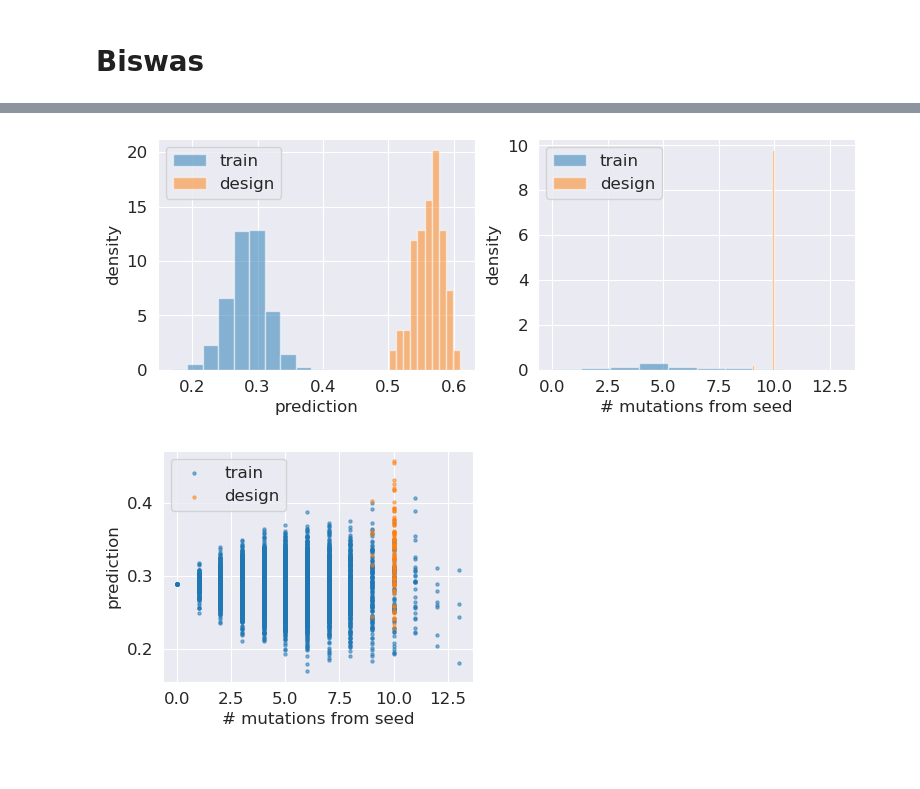
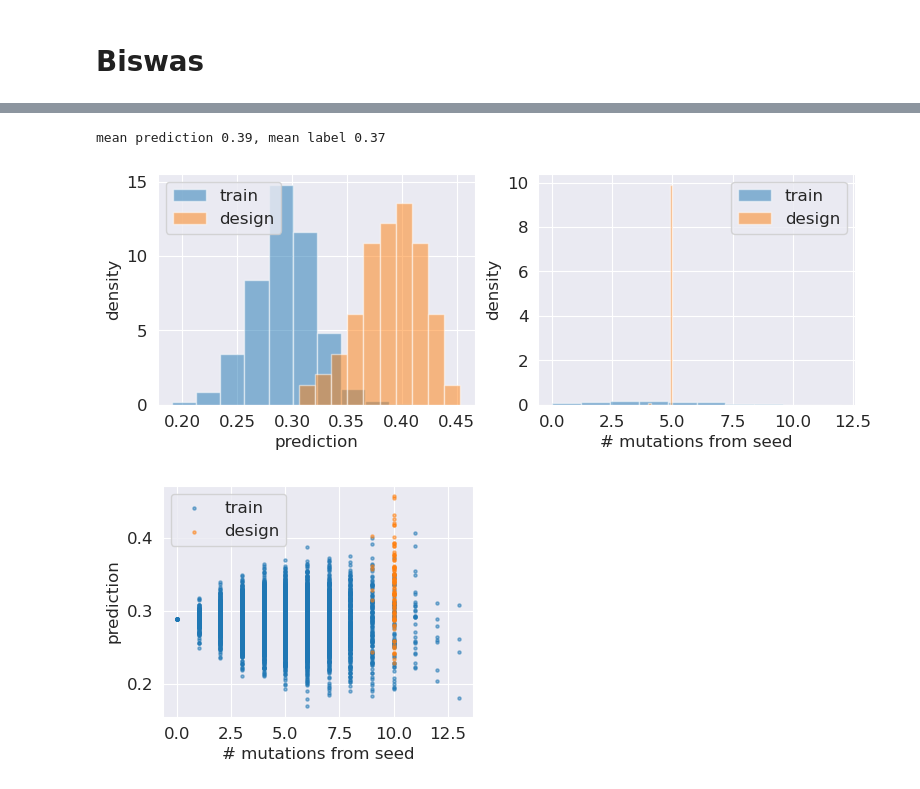
Before and after one commit to clarafy/design-algorithm-selection, a Jupyter notebook: notebooks/rna-031123.ipynb, the cells around one changed output, grey strips where cells are left out. Saved outputs shown, nothing was run; the diff lists cells and outputs as text; code cells hidden in the pictures.

Commit message:
rna binding selection experiments

```diff
--- a/notebooks/rna-031123.ipynb
+++ b/notebooks/rna-031123.ipynb
@@ -278,6 +290,7 @@ latent_dim = 10
 n_hidden = 20
 weight_type = 'cbas'
 device = 'cpu'
+model = ridge
 
 cbas = designers.CbAS(
     model,
@@ -389,0 +505,7 @@ plt.ylabel('density');
+# %%
+# load calibration data
+PATH = '/homefs/home/wongfanc/density-ratio-estimation/'
+fname = os.path.join(PATH, 'rna-results', 'calibration-pm{:.2f}-nsd{:.2f}-040124.npz'.format(p_mutation, noise_sd))
+d = np.load(fname)
+testseq_n = list(d['calseqs_n'])
+ytest_n = d['ycal_n']
@@ -389,0 +703,15 @@ plt.ylabel('density');
+# %%
+sns.set_style('whitegrid')
+model_names = ['ridge', 'ff', 'cnn']
+metric_names = ['pearson', 'spearman']
+ylims = [[0.1, 0.4], [0.05, 0.4] ]
+plt.figure(figsize=(9, 2))
+for j in range(2):
+    plt.subplot(1, 2, j + 1)
+    for i in range(3):
+        plt.plot(quantiles, metrics_mxqx3[i, :, j], label=model_names[i])
+    plt.ylabel(metric_names[j])
+    plt.xlabel('quantile of test labels');
+    plt.ylim(ylims[j])
+    if j == 0:
+        plt.legend();
@@ -459,12 +806,13 @@ plt.ylabel('prediction');
 reload(designers)
 
 n_design = 100
-seed_seq = rnabind.SEEDS[3]
+seed_seq = rna.RNABinding.SEEDS[3]
 max_mu = 2
 temperature = 0.005
-n_trust_radius_mutations = 10
-n_step = 10000
-print_every = 500
+n_trust_radius_mutations = 5
+n_step = 500
+print_every = 100
+model = ridge
 
 biswas = designers.Biswas(model, trainseq_n)
 design_n, pred_nxt1, acceptprob_nxt = biswas.design_sequences(
@@ -513,26 +857,31 @@ plt.ylabel('acceptance probability');
 # %%
+landscape = rna.RNABinding(binding_target_idx=[3])
+
 predtrain_n = model.predict(trainseq_n)
 preddesign_n = model.predict(design_n)
+ydesign_n = landscape.get_fitness(design_n)
+print('mean prediction {:.2f}, mean label {:.2f}'.format(np.mean(preddesign_n), np.mean(ydesign_n)))
 
-disttrain_n = np.array([editdistance.eval(rnabind.SEEDS[3], s) for s in trainseq_n])
-distdesign_n = np.array([editdistance.eval(rnabind.SEEDS[3], s) for s in design_n])
+disttrain_n = np.array([editdistance.eval(landscape.SEEDS[3], s) for s in trainseq_n])
+distdesign_n = np.array([editdistance.eval(landscape.SEEDS[3], s) for s in design_n])
 
 plt.figure(figsize=(9, 3))
 plt.subplot(121)
 plt.hist(predtrain_n, alpha=0.5, label='train', density=True)
-plt.hist(preddesign_n, alpha=0.5, label='design'.format(quantile), density=True)
+plt.hist(preddesign_n, alpha=0.5, label='design', density=True)
 plt.legend()
 plt.xlabel('prediction');
 plt.ylabel('density');
 
 plt.subplot(122)
 plt.hist(disttrain_n, alpha=0.5, label='train', density=True)
-plt.hist(distdesign_n, alpha=0.5, label='design'.format(quantile), density=True)
+plt.hist(distdesign_n, alpha=0.5, label='design', density=True)
 plt.legend()
 plt.xlabel('# mutations from seed');
 plt.ylabel('density');
 # %% [output]
+mean prediction 0.39, mean label 0.37
-[figure, old version]
+[figure, new version]
 # %%
 plt.figure(figsize=(4, 3))
 plt.scatter(disttrain_n, predtrain_n, alpha=0.5, label='train', s=5)
```
Also changed, not shown: parts of 22 cells of this notebook, 17 other files.
